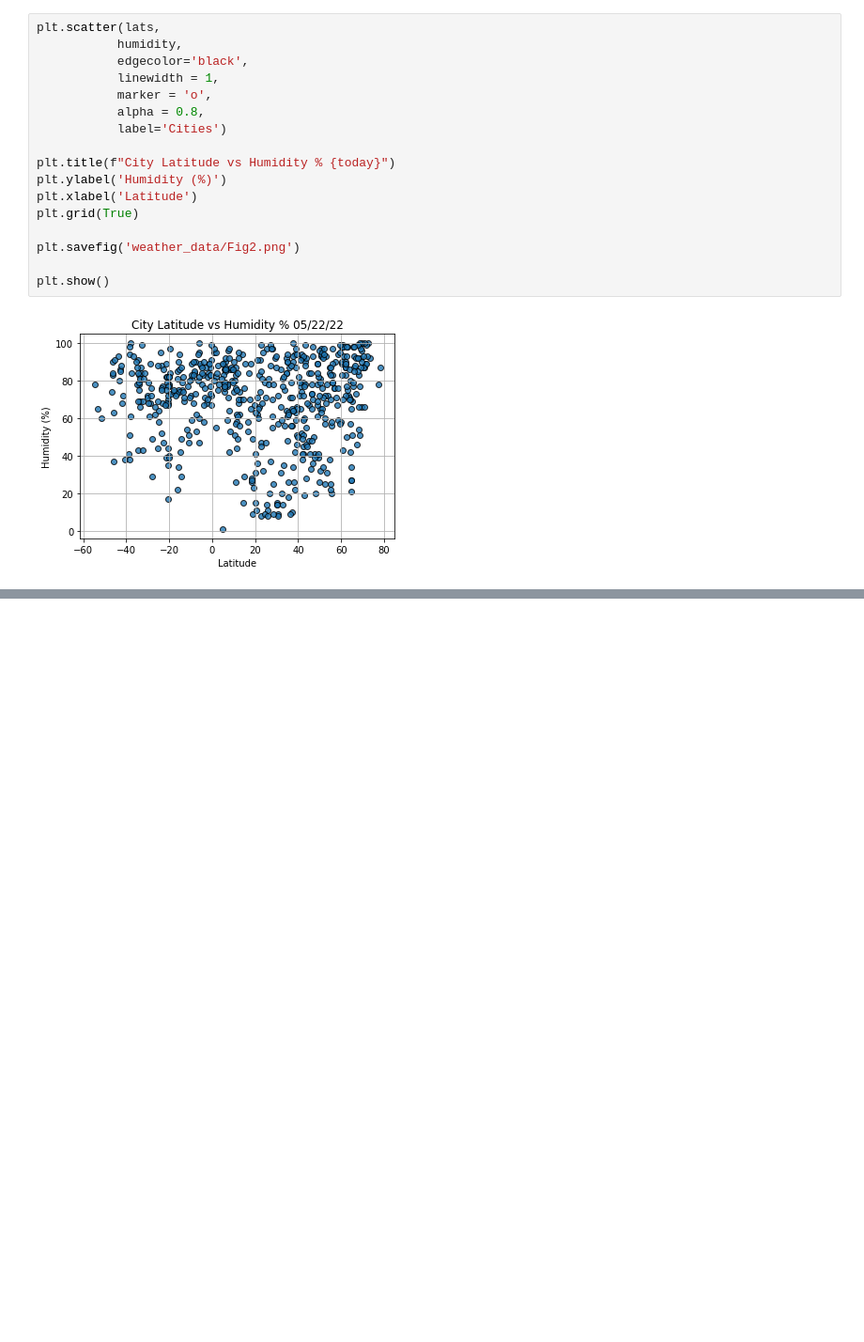
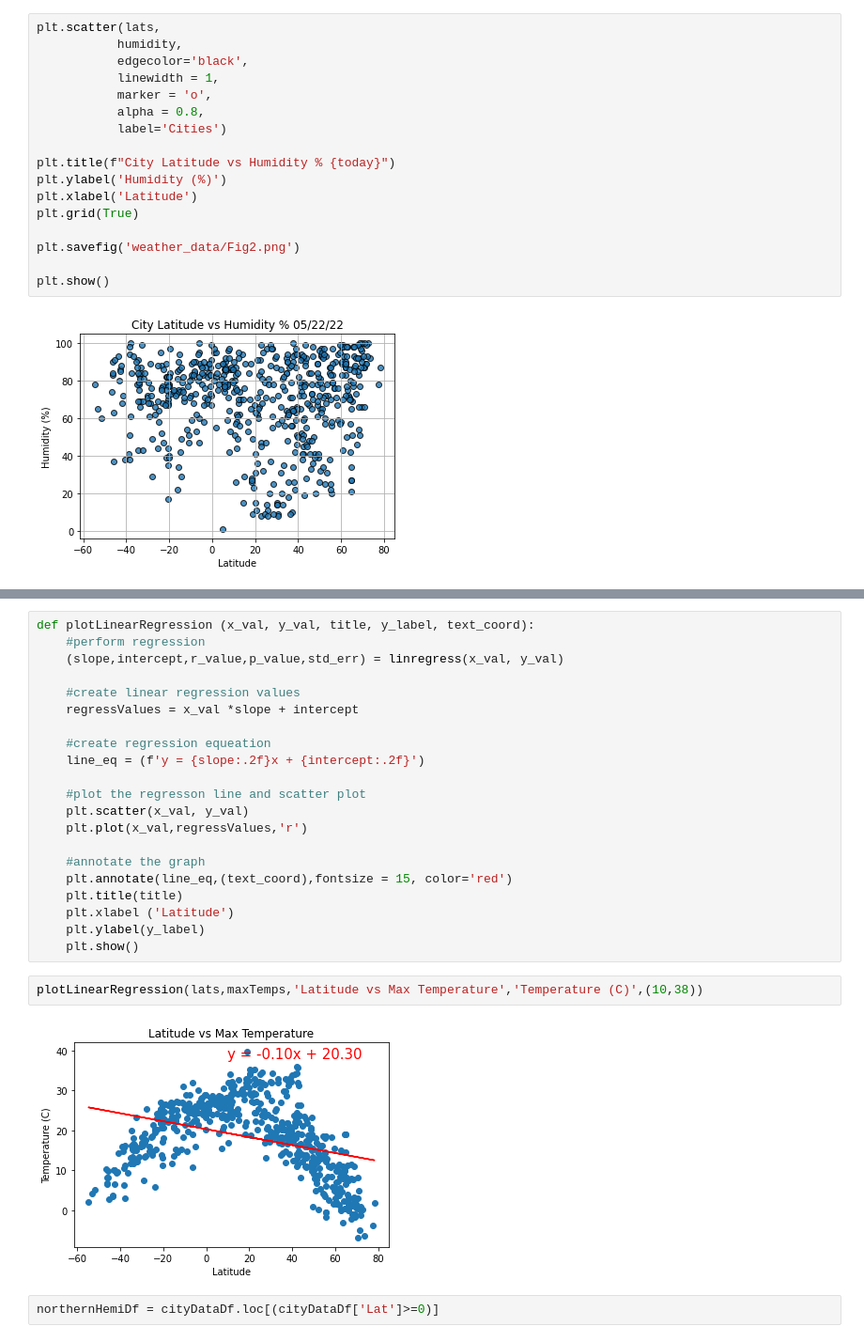
Before and after one commit to jnels4/world_weather_analysis, a Jupyter notebook: WeatherPy.ipynb, the cells around one changed output, grey strips where cells are left out. Shown at 94% size. Saved outputs shown, nothing was run; the diff lists cells and outputs as text; blank space fills up the shorter version.

```diff
--- a/WeatherPy.ipynb
+++ b/WeatherPy.ipynb
@@ -265,0 +269,27 @@ plt.show()
+# %%
+def plotLinearRegression (x_val, y_val, title, y_label, text_coord):
+    #perform regression
+    (slope,intercept,r_value,p_value,std_err) = linregress(x_val, y_val)
+
+    #create linear regression values
+    regressValues = x_val *slope + intercept
+
+    #create regression equeation
+    line_eq = (f'y = {slope:.2f}x + {intercept:.2f}')
+
+    #plot the regresson line and scatter plot
+    plt.scatter(x_val, y_val)
+    plt.plot(x_val,regressValues,'r')
+
+    #annotate the graph
+    plt.annotate(line_eq,(text_coord),fontsize = 15, color='red')
+    plt.title(title)
+    plt.xlabel ('Latitude')
+    plt.ylabel(y_label)
+    plt.show()
+# %%
+plotLinearRegression(lats,maxTemps,'Latitude vs Max Temperature','Temperature (C)',(10,38))
+# %% [output]
+[figure, added]
+# %%
+northernHemiDf = cityDataDf.loc[(cityDataDf['Lat']>=0)]
```
Also changed, not shown: parts of 13 cells of this notebook.
